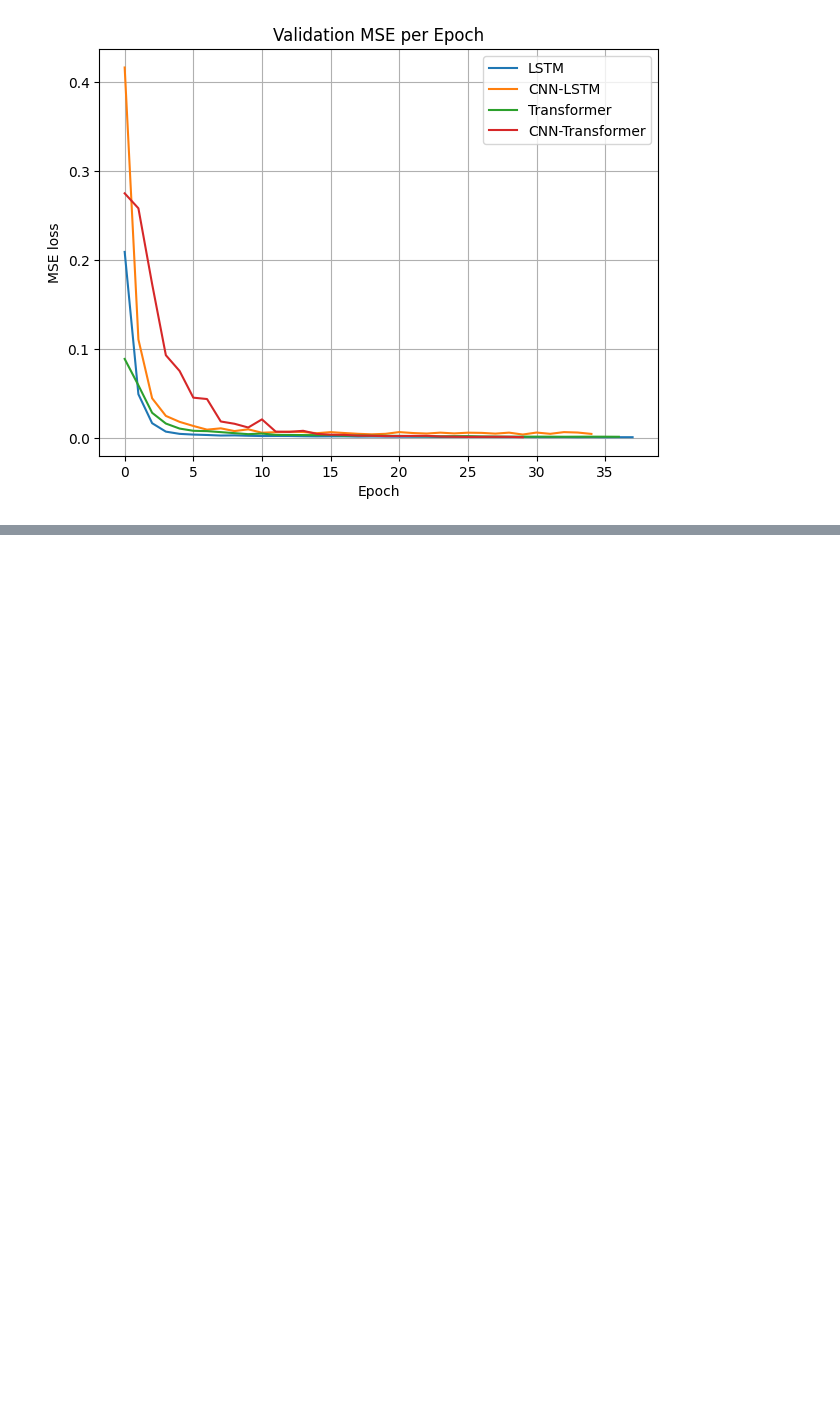
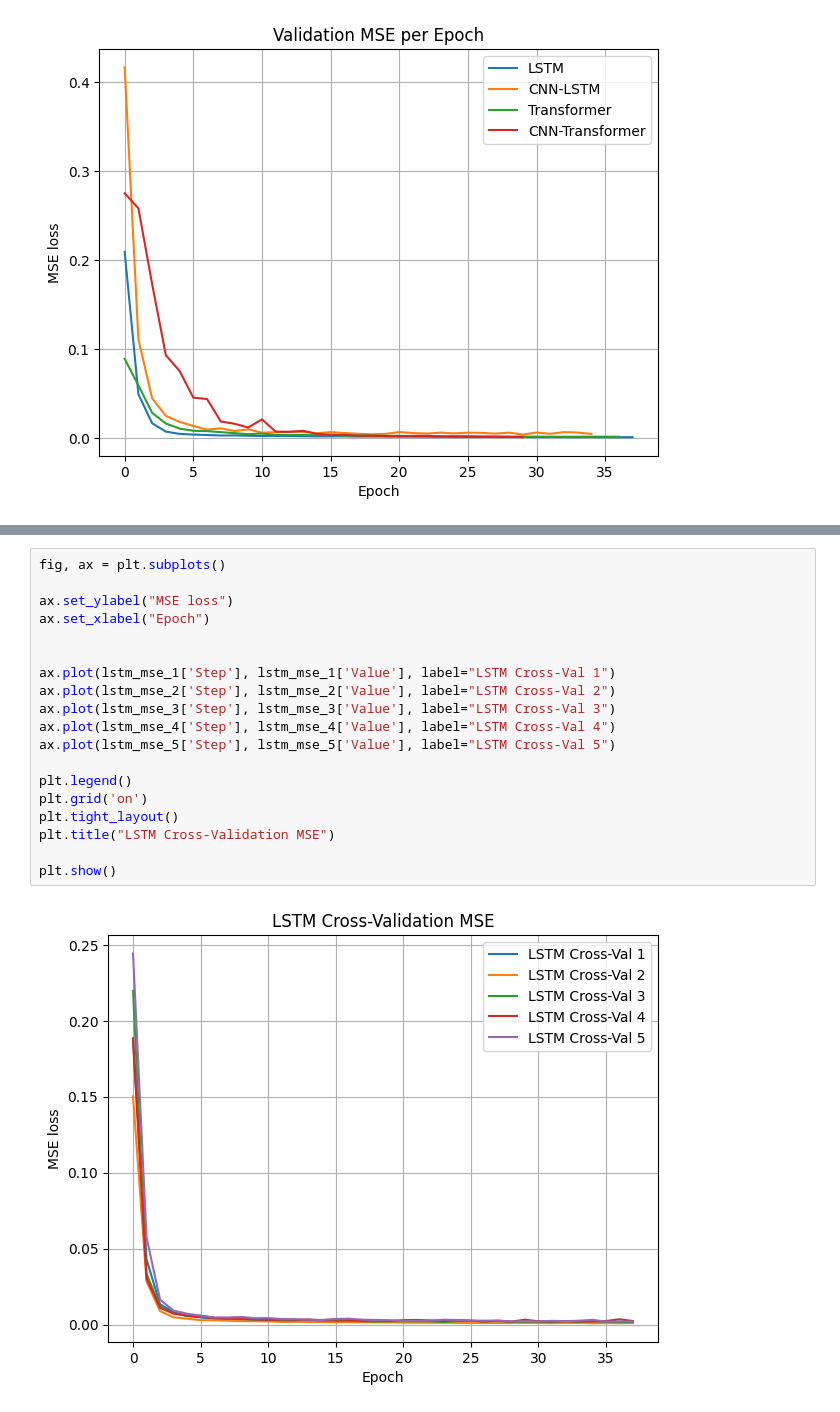
Before and after one commit to trevor-yu-087/syde770-project, a Jupyter notebook: plot_models.ipynb, the cells around one changed output, grey strips where cells are left out. Cells and saved outputs as stored; diff of their text form; blank space fills up the shorter version.

```diff
--- a/plot_models.ipynb
+++ b/plot_models.ipynb
@@ -129,0 +182,21 @@ plt.show()
+# %%
+fig, ax = plt.subplots()
+
+ax.set_ylabel("MSE loss")
+ax.set_xlabel("Epoch")
+
+
+ax.plot(lstm_mse_1['Step'], lstm_mse_1['Value'], label="LSTM Cross-Val 1")
+ax.plot(lstm_mse_2['Step'], lstm_mse_2['Value'], label="LSTM Cross-Val 2")
+ax.plot(lstm_mse_3['Step'], lstm_mse_3['Value'], label="LSTM Cross-Val 3")
+ax.plot(lstm_mse_4['Step'], lstm_mse_4['Value'], label="LSTM Cross-Val 4")
+ax.plot(lstm_mse_5['Step'], lstm_mse_5['Value'], label="LSTM Cross-Val 5")
+
+plt.legend()
+plt.grid('on')
+plt.tight_layout()
+plt.title("LSTM Cross-Validation MSE")
+
+plt.show()
+# %% [output]
+[figure, added]
```
Also changed, not shown: parts of 20 cells of this notebook.
